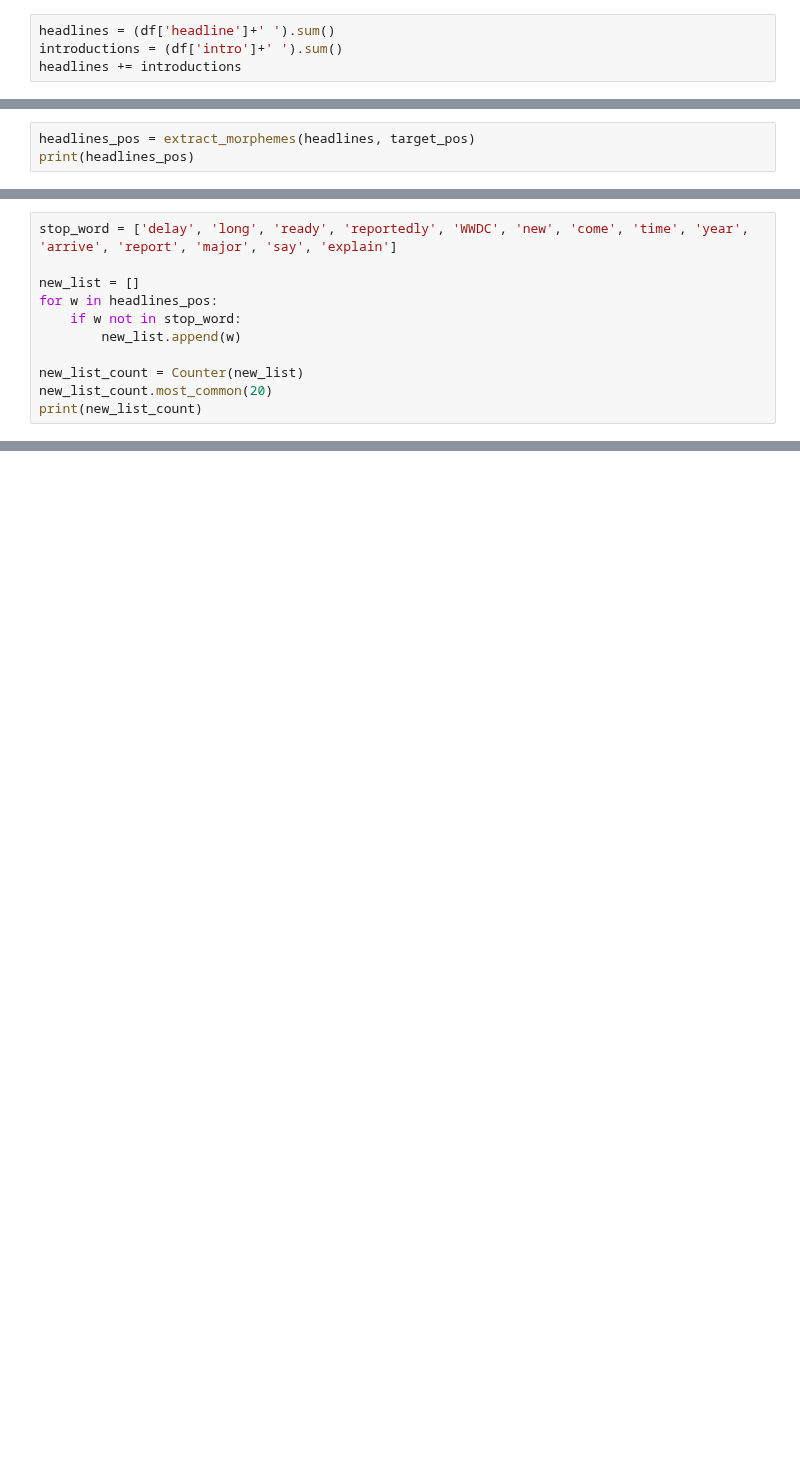
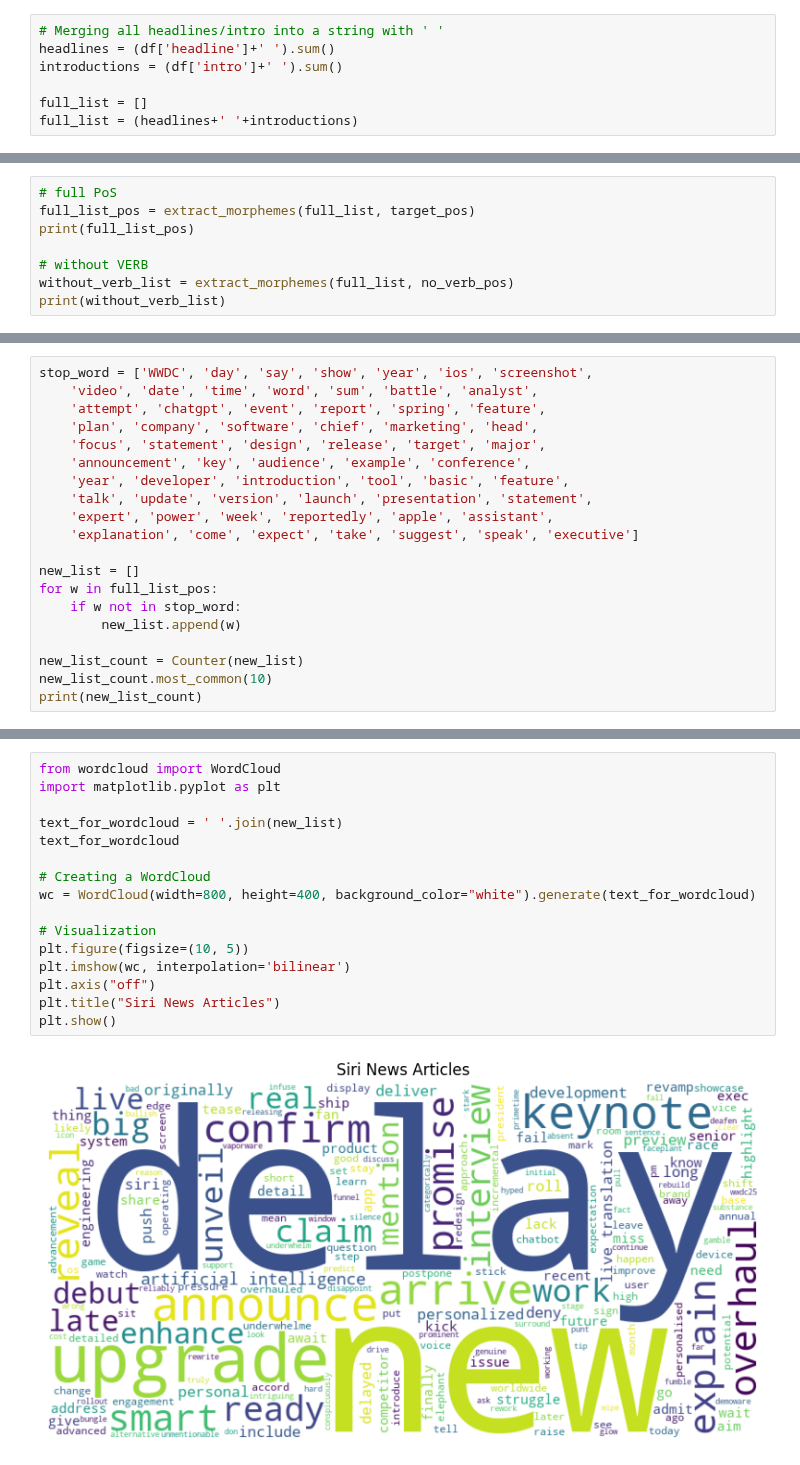
Before and after one commit to ejung2017/PythonProject, a Jupyter notebook: siri_news/reaction_to_siri.ipynb, the cells around one changed output, grey strips where cells are left out. Saved outputs shown, nothing was run; the diff lists cells and outputs as text; blank space fills up the shorter version.

Commit message:
word cloud, sentiment analaysis, background

```diff
--- a/siri_news/reaction_to_siri.ipynb
+++ b/siri_news/reaction_to_siri.ipynb
@@ -110,7 +128,10 @@ memory usage: 2.4+ KB
 # %%
+# Merging all headlines/intro into a string with ' '
 headlines = (df['headline']+' ').sum()
 introductions = (df['intro']+' ').sum()
-headlines += introductions
+
+full_list = []
+full_list = (headlines+' '+introductions)
 # %%
 # reaction -> v,n, adj adv
 import spacy
@@ -126,6 +148,11 @@ def extract_morphemes(text, target_pos):
     doc = nlp(text)
     return [token.lemma_ for token in doc if token.pos_ in target_pos and not token.is_stop]
 # %%
-headlines_pos = extract_morphemes(headlines, target_pos)
-print(headlines_pos)
+# full PoS
+full_list_pos = extract_morphemes(full_list, target_pos)
+print(full_list_pos)
+
+# without VERB
+without_verb_list = extract_morphemes(full_list, no_verb_pos)
+print(without_verb_list)
 # %% [output]
@@ -141,12 +169,21 @@ print(headlines_most_common)
 # %%
-stop_word = ['delay', 'long', 'ready', 'reportedly', 'WWDC', 'new', 'come', 'time', 'year', 'arrive', 'report', 'major', 'say', 'explain']
+stop_word = ['WWDC', 'day', 'say', 'show', 'year', 'ios', 'screenshot',
+    'video', 'date', 'time', 'word', 'sum', 'battle', 'analyst',
+    'attempt', 'chatgpt', 'event', 'report', 'spring', 'feature',
+    'plan', 'company', 'software', 'chief', 'marketing', 'head',
+    'focus', 'statement', 'design', 'release', 'target', 'major',
+    'announcement', 'key', 'audience', 'example', 'conference',
+    'year', 'developer', 'introduction', 'tool', 'basic', 'feature',
+    'talk', 'update', 'version', 'launch', 'presentation', 'statement',
+    'expert', 'power', 'week', 'reportedly', 'apple', 'assistant',
+    'explanation', 'come', 'expect', 'take', 'suggest', 'speak', 'executive']
 
 new_list = []
-for w in headlines_pos:
+for w in full_list_pos:
     if w not in stop_word:
         new_list.append(w)
 
 new_list_count = Counter(new_list)
-new_list_count.most_common(20)
+new_list_count.most_common(10)
 print(new_list_count)
 # %% [output]
@@ -153,0 +193,18 @@ Counter({'delay': 39, 'upgrade': 34, 'update': 24, 'feature': 20, 'power': 16, '
+# %%
+from wordcloud import WordCloud
+import matplotlib.pyplot as plt
+
+text_for_wordcloud = ' '.join(new_list)
+text_for_wordcloud
+
+# Creating a WordCloud
+wc = WordCloud(width=800, height=400, background_color="white").generate(text_for_wordcloud)
+
+# Visualization
+plt.figure(figsize=(10, 5))
+plt.imshow(wc, interpolation='bilinear')
+plt.axis("off")
+plt.title("Siri News Articles")
+plt.show()
+# %% [output]
+[figure, added]
```
Also changed, not shown: parts of 23 cells of this notebook, 1 other file.
